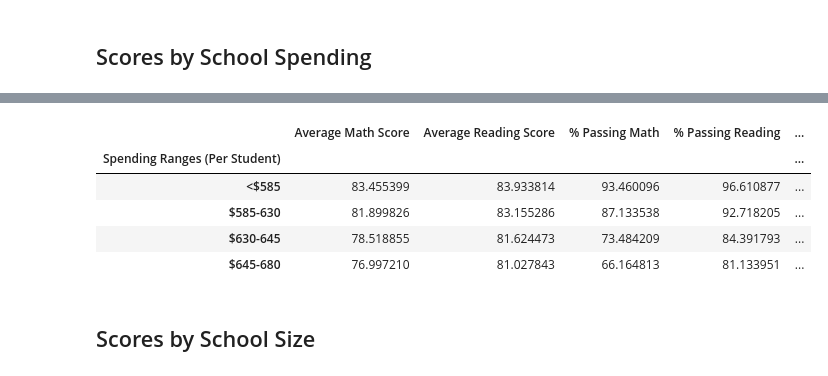
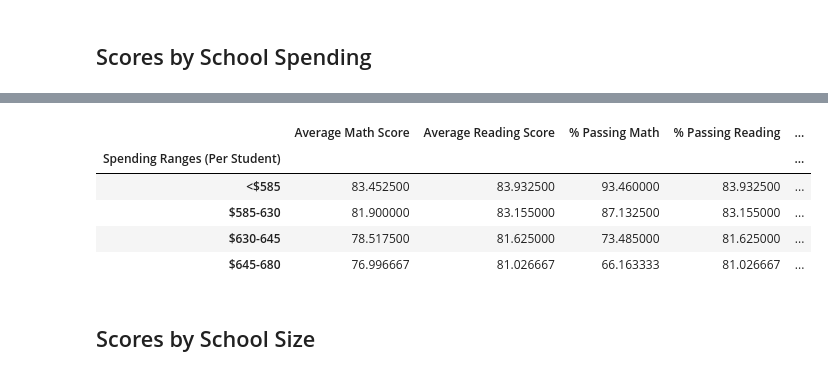
Before and after one commit to luisrodriguezror/pandas-challenge, a Jupyter notebook: PyCitySchools/PyCitySchools_starter.ipynb, the cells around one changed output, grey strips where cells are left out. Cells and saved outputs as stored; diff of their text form; code cells hidden in the pictures.

```diff
--- a/PyCitySchools/PyCitySchools_starter.ipynb
+++ b/PyCitySchools/PyCitySchools_starter.ipynb
@@ -222,21 +222,21 @@ per_school_summary =pd.DataFrame({
     'Total Students':per_school_counts,
     'Total School Budget':per_school_budget,
     'Per Student Budget': per_school_capita,
-    'Average Math Score': average_math_score,
-    'Average Reading Score': average_reading_score,
+    'Average Math Score': per_school_math,
+    'Average Reading Score': per_school_reading,
     '% Passing Math':per_school_passing_math,
     '% Passing Reading':per_school_reading,
     '% Overall Passing': overall_passing_rate
 })
 
 # Formatting
-per_school_summary["Total School Budget"] = per_school_summary["Total School Budget"].map("${:,.2f}".format)
-per_school_summary["Per Student Budget"] = per_school_summary["Per Student Budget"].map("${:,.2f}".format)
-per_school_summary["Average Math Score"] = per_school_summary["Average Math Score"].map("{:,.2f}".format)
-per_school_summary["Average Reading Score"] = per_school_summary["Average Reading Score"].map("{:,.2f}".format)
-per_school_summary["% Passing Math"] = per_school_summary["% Passing Math"].map("{:,.2f}%".format)
-per_school_summary["% Passing Reading"] = per_school_summary["% Passing Reading"].map("{:,.2f}%".format)
-per_school_summary["% Overall Passing"] = per_school_summary["% Overall Passing"].map("${:,.2f}%".format)
+per_school_summary["Total School Budget"] = per_school_summary["Total School Budget"].astype(float).map("${:,.2f}".format)
+per_school_summary["Per Student Budget"] = per_school_summary["Per Student Budget"].astype(float).map("${:,.2f}".format)
+per_school_summary["Average Math Score"] = per_school_summary["Average Math Score"].astype(float).map("{:,.2f}".format)
+per_school_summary["Average Reading Score"] = per_school_summary["Average Reading Score"].astype(float).map("{:,.2f}".format)
+per_school_summary["% Passing Math"] = per_school_summary["% Passing Math"].astype(float).map("{:,.2f}%".format)
+per_school_summary["% Passing Reading"] = per_school_summary["% Passing Reading"].astype(float).map("{:,.2f}%".format)
+per_school_summary["% Overall Passing"] = per_school_summary["% Overall Passing"].astype(float).map("{:,.2f}%".format)
 
 # Display the DataFrame
 per_school_summary
@@ -413,23 +413,28 @@ school_spending_df
 # %%
 #  Calculate averages for the desired columns.
-spending_math_scores = school_spending_df.groupby(["Spending Ranges (Per Student)"])["Average Math Score"].mean()
-spending_reading_scores = school_spending_df.groupby(["Spending Ranges (Per Student)"])["Average Reading Score"].mean()
-spending_passing_math = school_spending_df.groupby(["Spending Ranges (Per Student)"])["% Passing Math"].mean()
-spending_passing_reading = school_spending_df.groupby(["Spending Ranges (Per Student)"])["% Passing Reading"].mean()
-overall_passing_spending = school_spending_df.groupby(["Spending Ranges (Per Student)"])["% Overall Passing"].mean()
+
+school_spending_df["Average Math Score"] = pd.to_numeric(school_spending_df["Average Math Score"], errors="coerce")
+school_spending_df["Average Reading Score"] = pd.to_numeric(school_spending_df["Average Reading Score"], errors="coerce")
+
+spending_math_scores = school_spending_df.groupby(["Spending Ranges (Per Student)"],observed=False)["Average Math Score"].mean()
+spending_reading_scores = school_spending_df.groupby(["Spending Ranges (Per Student)"],observed=False)["Average Reading Score"].mean()
+spending_passing_math = school_spending_df.groupby(["Spending Ranges (Per Student)"],observed=False)["% Passing Math"].mean()
+spending_passing_reading = school_spending_df.groupby(["Spending Ranges (Per Student)"],observed=False)["% Passing Reading"].mean()
+overall_passing_spending = school_spending_df.groupby(["Spending Ranges (Per Student)"],observed=False)["% Overall Passing"].mean()
 # %%
 # Assemble into DataFrame
-spending_summary =
+spending_summary = pd.DataFrame({'Average Math Score':spending_math_scores,'Average Reading Score':spending_reading_scores,
+'% Passing Math':spending_passing_math,'% Passing Reading':spending_passing_reading,'%Overall Passing':overall_passing_spending})
 
 # Display results
 spending_summary
 # %% [output]
 |  | Average Math Score | Average Reading Score | % Passing Math | % Passing Reading | ... |
 | Spending Ranges (Per Student) |  |  |  |  | ... |
-| <$585 | 83.455399 | 83.933814 | 93.460096 | 96.610877 | ... |
-| $585-630 | 81.899826 | 83.155286 | 87.133538 | 92.718205 | ... |
-| $630-645 | 78.518855 | 81.624473 | 73.484209 | 84.391793 | ... |
-| $645-680 | 76.997210 | 81.027843 | 66.164813 | 81.133951 | ... |
+| <$585 | 83.452500 | 83.932500 | 93.460000 | 83.932500 | ... |
+| $585-630 | 81.900000 | 83.155000 | 87.132500 | 83.155000 | ... |
+| $630-645 | 78.517500 | 81.625000 | 73.485000 | 81.625000 | ... |
+| $645-680 | 76.996667 | 81.026667 | 66.163333 | 81.026667 | ... |
 # %% [markdown]
 ## Scores by School Size
 # %%
```
Also changed, not shown: parts of 8 cells of this notebook.
